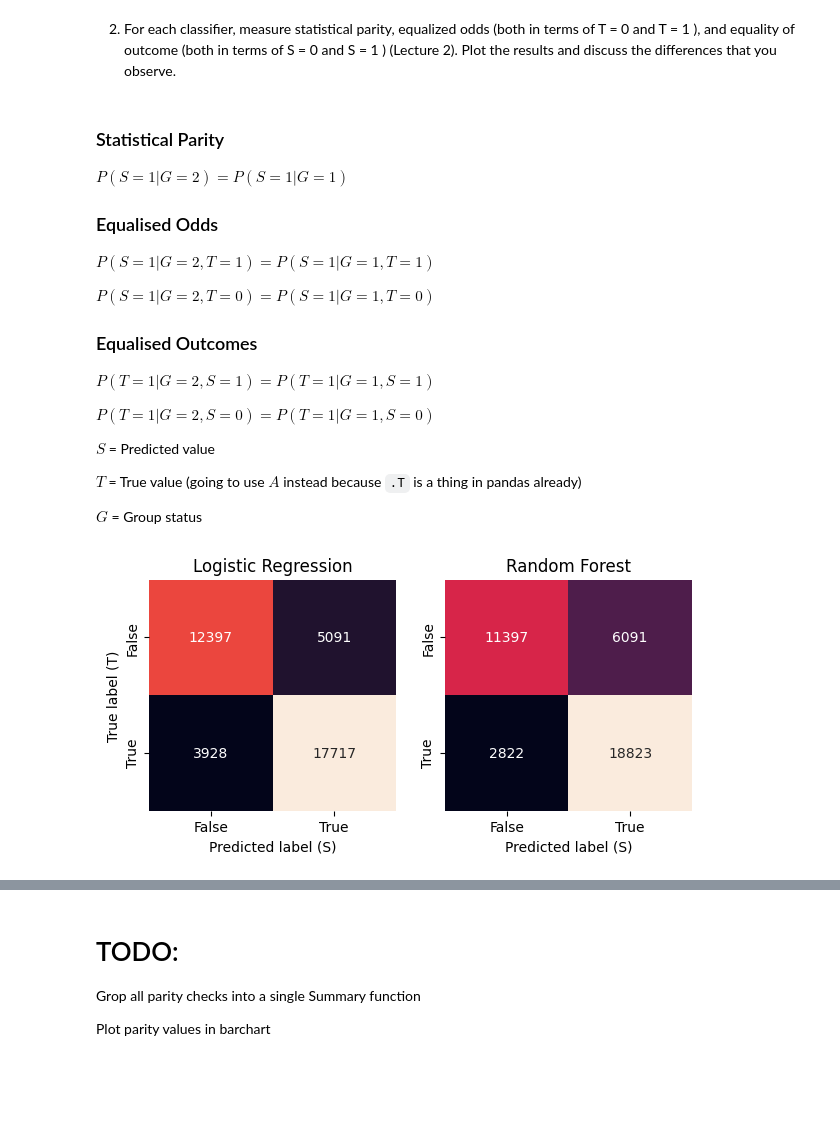
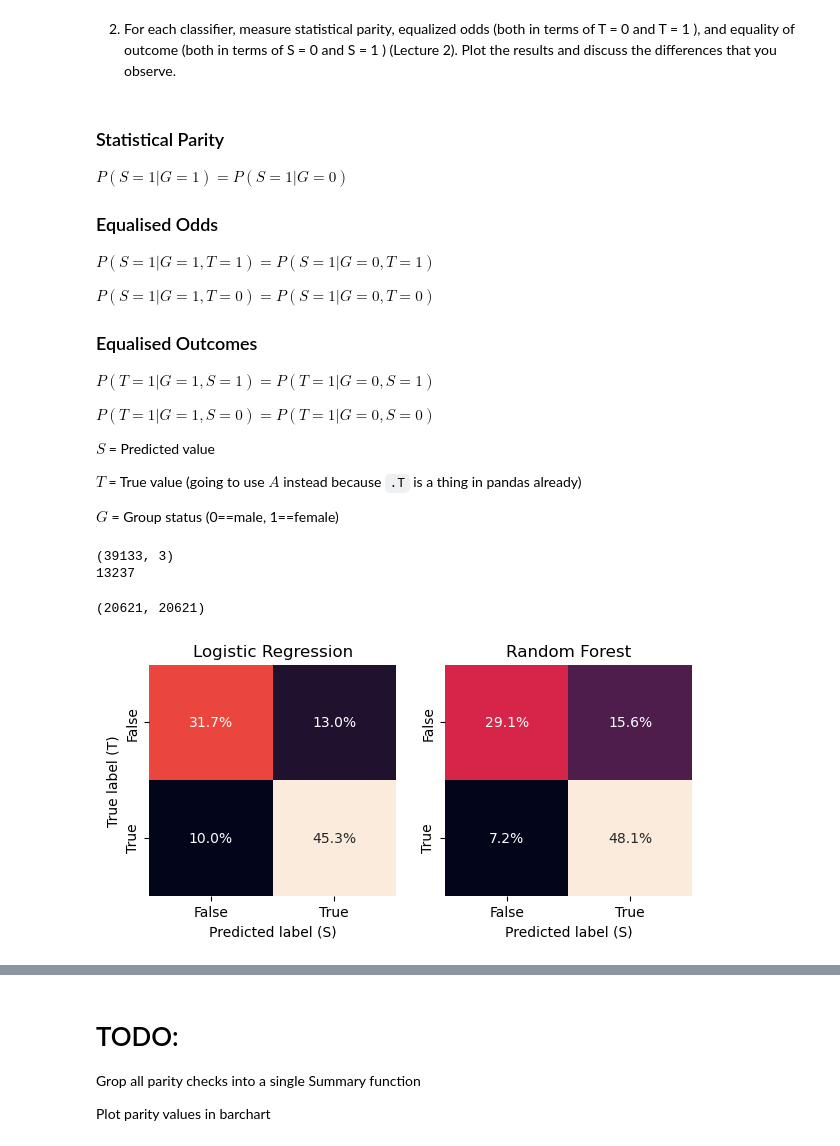
Before and after one commit to Xannadoo/Algorithmic_Fairness_Mandatories, a Jupyter notebook: Mandatory_1/afae24-assignment.ipynb, the cells around one changed output, grey strips where cells are left out. Cells and saved outputs as stored; diff of their text form; code cells hidden in the pictures; blank space fills up the shorter version.

````diff
--- a/Mandatory_1/afae24-assignment.ipynb
+++ b/Mandatory_1/afae24-assignment.ipynb
@@ -195,22 +195,22 @@ results and discuss the differences that you observe.
 # %% [markdown]
 ### Statistical Parity
 
-$P(S=1|G=2) = P(S=1|G=1)$
+$P(S=1|G=1) = P(S=1|G=0)$
 
 ### Equalised Odds
 
-$P(S=1|G=2, T=1) = P(S=1|G=1, T=1)$
+$P(S=1|G=1, T=1) = P(S=1|G=0, T=1)$
 
-$P(S=1|G=2, T=0) = P(S=1|G=1, T=0)$
+$P(S=1|G=1, T=0) = P(S=1|G=0, T=0)$
 
 ### Equalised Outcomes
 
-$P(T=1|G=2, S=1) = P(T=1|G=1, S=1)$
+$P(T=1|G=1, S=1) = P(T=1|G=0, S=1)$
 
-$P(T=1|G=2, S=0) = P(T=1|G=1, S=0)$
+$P(T=1|G=1, S=0) = P(T=1|G=0, S=0)$
 
 $S$ = Predicted value
 
 $T$ = True value (going to use $A$ instead because ```.T``` is a thing in pandas already)
 
-$G$ = Group status
+$G$ = Group status (0==male, 1==female)
@@ -217,3 +219,13 @@ $G$ = Group status
+# %%
+print(foo.shape)
+
+print(sum(foo[foo.G==0].S))
+
+foo[foo.G==0].shape[0], len(foo[foo.G==0].G)
+# %% [output]
+(39133, 3)
+13237
+(20621, 20621)
 # %%
 def make_df(model, X_test):
     df = pd.DataFrame(model.predict(X_test), columns=['S'])
@@ -240,28 +254,30 @@ def equal_outcomes(df, s=1):
 # %%
 _, ax = plt.subplots(1,2, figsize=(7,3))
 cm = confusion_matrix(y_test, LRclf.predict(X_test))
-sns.heatmap(cm, annot=True, fmt=".0f",
+cm = cm/y_test.shape[0] # added
+sns.heatmap(cm, annot=True, fmt=".1%", # changes from  fmt=".0f"
             xticklabels=['False', 'True'],
             yticklabels=['False', 'True'],
             ax=ax[0],
             cbar=False)
 
 ax[0].set_ylabel('True label (T)')
 ax[0].set_xlabel('Predicted label (S)')
 ax[0].set_title('Logistic Regression')
 
 
 cm = confusion_matrix(y_test, RFclf.predict(X_test_RF))
-sns.heatmap(cm, annot=True, fmt=".0f",
+cm = cm/y_test.shape[0] # added
+sns.heatmap(cm, annot=True, fmt=".1%",
             xticklabels=['False', 'True'],
             yticklabels=['False', 'True'],
             ax=ax[1],
             cbar=False)
 
 ax[1].set_xlabel('Predicted label (S)')
 ax[1].set_title('Random Forest');
 # %% [output]
-[figure, old version]
+[figure, new version]
 # %%
 def group_comparrison_cm(classifier = LRclf, test_data = X_test, title = "Logistic Regression"):
     res = make_df(classifier, test_data)
````
Also changed, not shown: parts of 11 cells of this notebook, 1 other file.
